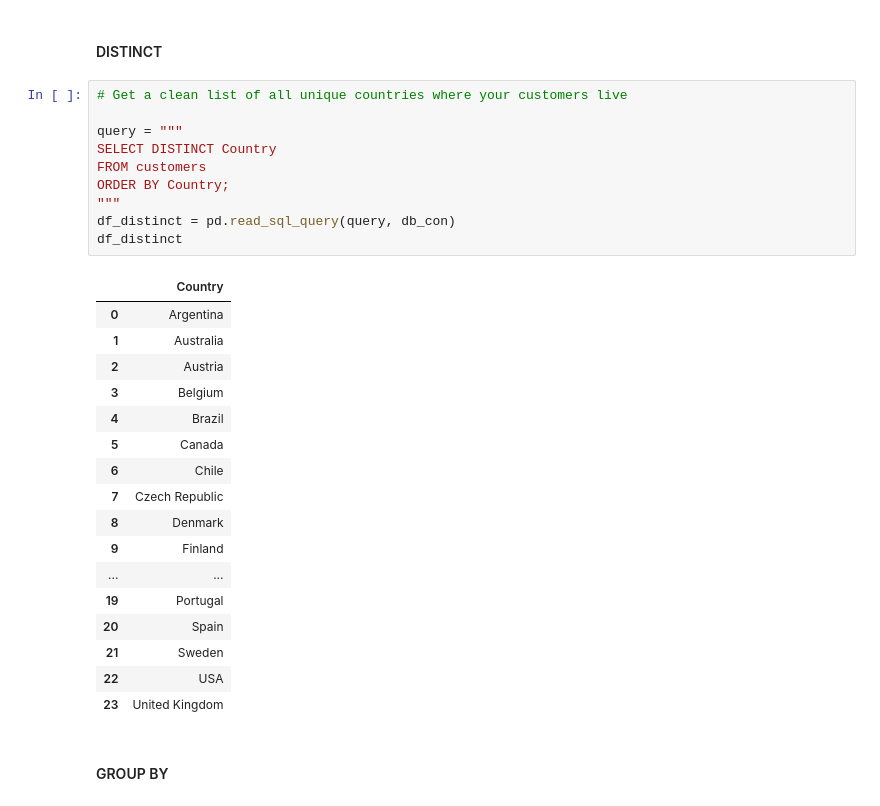
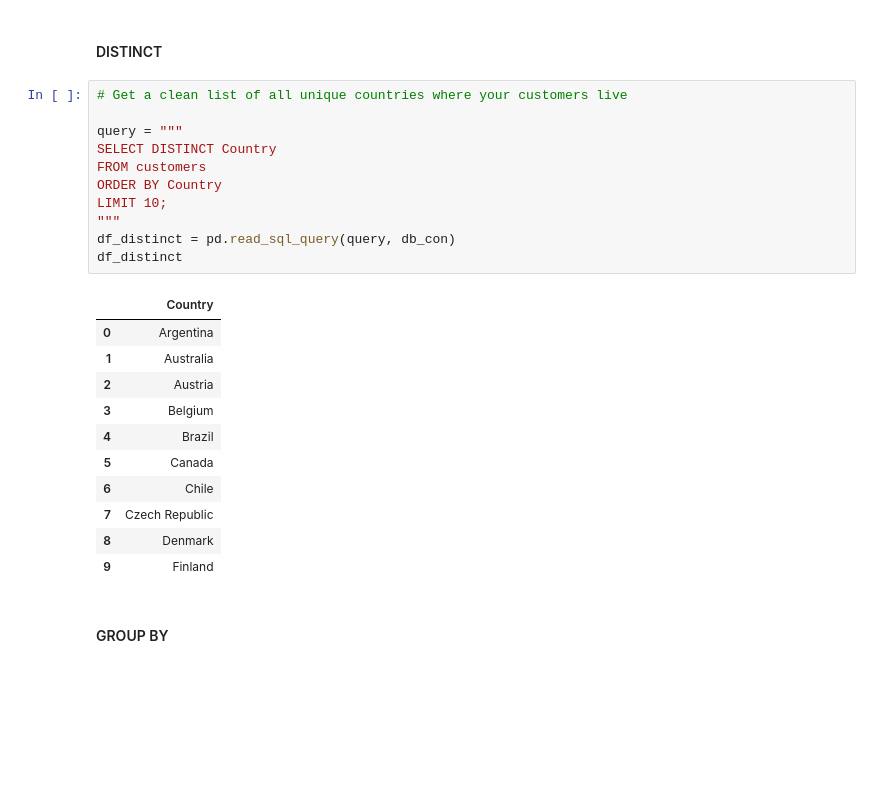
Before and after one commit to ikoghoddds-bit/Data-Science-Portfolio-C21, a Jupyter notebook: Projects/Project-3/SQL.1-Chinook.project.template.ipynb, the cells around one changed output. Saved outputs shown, nothing was run; the diff lists cells and outputs as text; blank space fills up the shorter version.

```diff
--- a/Projects/Project-3/SQL.1-Chinook.project.template.ipynb
+++ b/Projects/Project-3/SQL.1-Chinook.project.template.ipynb
@@ -543,31 +727,26 @@ df_orderby
 # %%
 # Get a clean list of all unique countries where your customers live
 
 query = """
 SELECT DISTINCT Country
 FROM customers
-ORDER BY Country;
+ORDER BY Country
+LIMIT 10;
 """
 df_distinct = pd.read_sql_query(query, db_con)
 df_distinct
 # %% [output]
 |  | Country |
 | 0 | Argentina |
 | 1 | Australia |
 | 2 | Austria |
 | 3 | Belgium |
 | 4 | Brazil |
 | 5 | Canada |
 | 6 | Chile |
 | 7 | Czech Republic |
 | 8 | Denmark |
 | 9 | Finland |
-| ... | ... |
-| 19 | Portugal |
-| 20 | Spain |
-| 21 | Sweden |
-| 22 | USA |
-| 23 | United Kingdom |
 # %% [markdown]
 #### GROUP BY
 # %%
```
Also changed, not shown: parts of 27 cells of this notebook.
